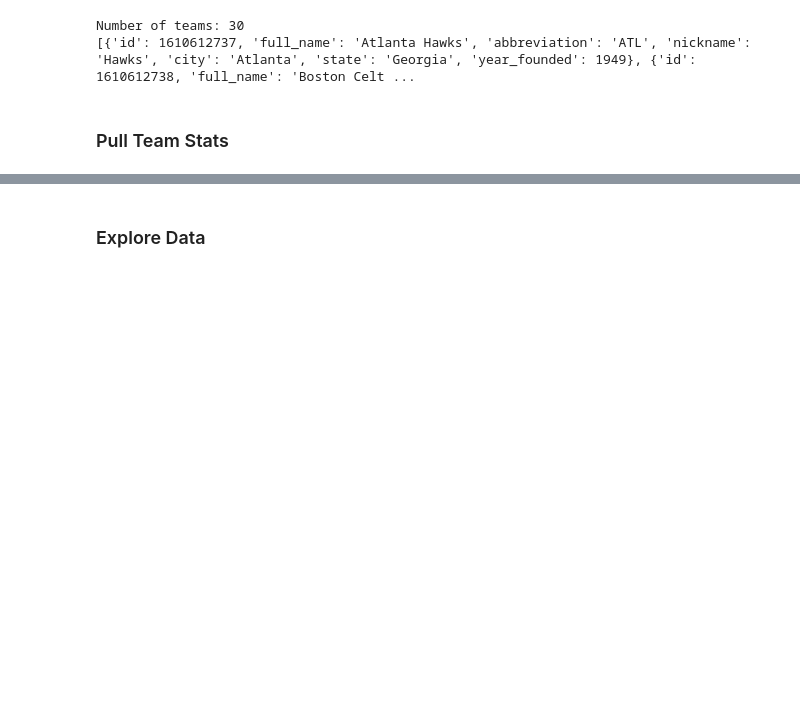
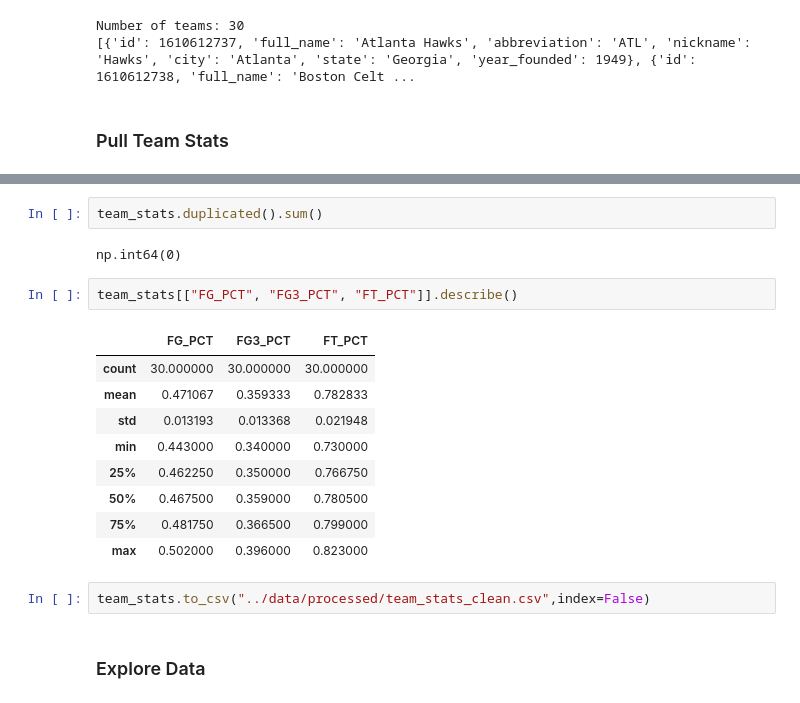
Before and after one commit to nam-doh/nba-prediction-engine, a Jupyter notebook: notebooks/01_data_exploration.ipynb, the cells around one changed output, grey strips where cells are left out. Cells and saved outputs as stored; diff of their text form; blank space fills up the shorter version.

```diff
--- a/notebooks/01_data_exploration.ipynb
+++ b/notebooks/01_data_exploration.ipynb
@@ -29,3 +67,21 @@ team_stats.head()
+# %%
+team_stats.duplicated().sum()
+# %% [output]
+np.int64(0)
+# %%
+team_stats[["FG_PCT", "FG3_PCT", "FT_PCT"]].describe()
+# %% [output]
+|  | FG_PCT | FG3_PCT | FT_PCT |
+| count | 30.000000 | 30.000000 | 30.000000 |
+| mean | 0.471067 | 0.359333 | 0.782833 |
+| std | 0.013193 | 0.013368 | 0.021948 |
+| min | 0.443000 | 0.340000 | 0.730000 |
+| 25% | 0.462250 | 0.350000 | 0.766750 |
+| 50% | 0.467500 | 0.359000 | 0.780500 |
+| 75% | 0.481750 | 0.366500 | 0.799000 |
+| max | 0.502000 | 0.396000 | 0.823000 |
+# %%
+team_stats.to_csv("../data/processed/team_stats_clean.csv",index=False)
 # %% [markdown]
 ### Explore Data
 # %%
```
Also changed, not shown: parts of 11 cells of this notebook, 3 other files.
